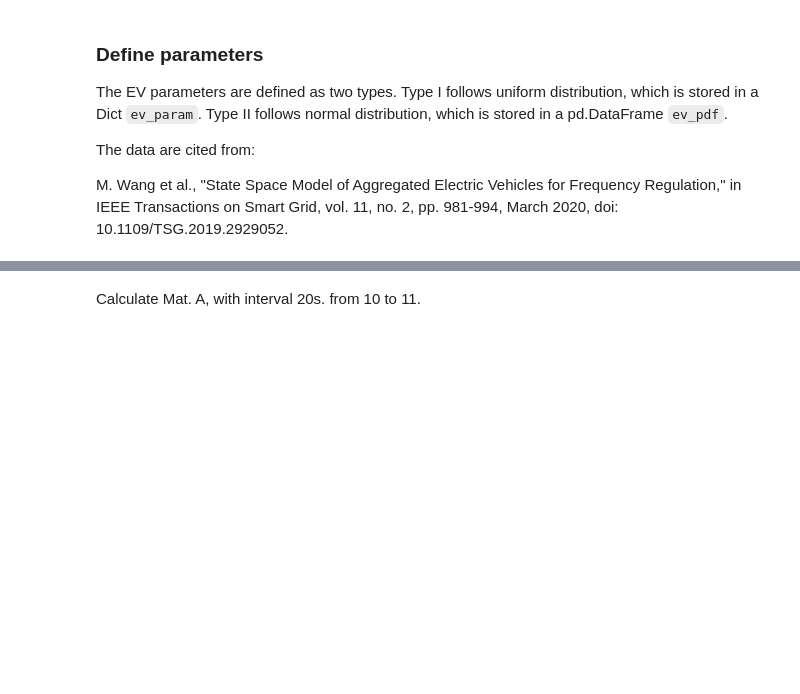
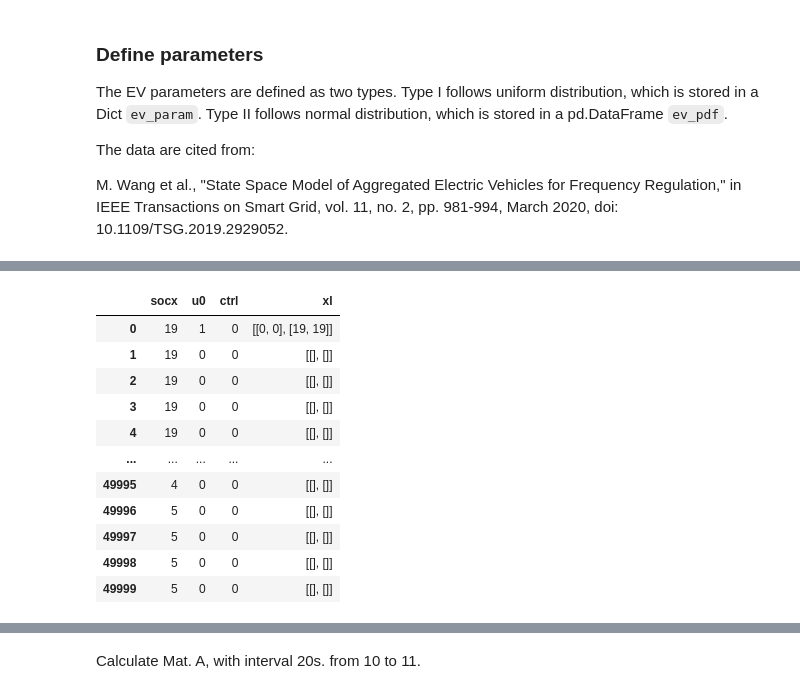
Before and after one commit to shebuxin/andes, a Jupyter notebook: jwang/notes2/ev_ssm.ipynb, the cells around one changed output, grey strips where cells are left out. Saved outputs shown, nothing was run; the diff lists cells and outputs as text; code cells hidden in the pictures; blank space fills up the shorter version.

```diff
--- a/jwang/notes2/ev_ssm.ipynb
+++ b/jwang/notes2/ev_ssm.ipynb
@@ -19,15 +19,15 @@ The data are cited from:
 
 M. Wang et al., "State Space Model of Aggregated Electric Vehicles for Frequency Regulation," in IEEE Transactions on Smart Grid, vol. 11, no. 2, pp. 981-994, March 2020, doi: 10.1109/TSG.2019.2929052.
 # %%
+import itertools
+import random
+from tqdm import tqdm
 import pandas as pd
 import numpy as np
 import scipy.stats as stats
 import matplotlib.pyplot as plt
 import logging
 logger = logging.getLogger(__name__)
-
-import random
-import itertools
 
 
 def find_x(x, soc_intv):
@@ -38,14 +38,40 @@ def find_x(x, soc_intv):
     return out
 
 
-def update_xl(inl):
-    inl = list(inl).copy()
+def update_xl(inl_input):
+    """
+    Update x series.
+    columns:
+    ['socx', 'xl', 'u', 'u0', 'ctrl']
+      0,   1,    2,    3,     4
+    """
+    inl = inl_input.copy()
+    x = inl[0]
     dc = inl[1].copy()
-    if inl[2]*inl[3] == 1:
-        dc[len(dc)-1].append(inl[0])
-    else:
-        dc[len(dc)] = [inl[0]]
-    return True
+    u = inl[2]
+    u0 = inl[3]
+    state = inl[4]
+    # --- Continuous online ---
+    if u*u0==1:
+        if len(dc[0]) == 0:
+            # print("Online: init")
+            dc[0] = [state]
+            dc[1] = [x]
+        else:
+            # print("Online: not init")
+            dc[0].append(state)
+            dc[1].append(x)
+    # --- offline -> online ---
+    elif (1-u0)*u==1:
+        if len(dc[0]) == 0:
+            # print("Offline -> online: init")
+            dc[0] = [state]
+            dc[1] = [x]
+        else:
+            # print("Offline -> online: not init")
+            dc[0].append([state])
+            dc[1].append([x])
+    return dc
 
 
 def safe_div(x, y):
@@ -264,7 +290,7 @@ class ev_ssm():
         self.ev = self.ev[ev_cols]
 
         # initialize x series
-        self.ev['xl'] = self.ev['x'].apply(lambda x: {0: [x]})
+        self.ev['xl'] = [[[], []]] * self.N
         self.ne = self.ev.u.sum()
 
         self.ssm_basic()
@@ -321,12 +347,6 @@ class ev_ssm():
             n = self.ev[(self.ev.u == 1) & (self.ev.ctrl == s[0]) & (self.ev.socx == s[1])].shape[0]
             self.x[str(s[1])+'S'+str(s[0])] = safe_div(n, self.ne)
 
-    def g_xl(self):
-        """
-        Update EV x series.
-        """
-        self.ev[['x', 'xl', 'u', 'u0']].apply(lambda x: update_xl(x), axis=1)
-
     def ssm_basic(self):
         """
         Build SSM B, C, D matrix.
@@ -375,7 +395,7 @@ class ev_ssm():
         if t_end - self.tnow < 1e-6:
             logger.warning(f"{self.name}: t_end={t_end} is too close to tnow={self.tnow}")
         else:
-            for t in np.arange(self.tnow+t_step, t_end, t_step):
+            for t in tqdm(np.arange(self.tnow, t_end, t_step), desc=self.name):
                 self.tnow = self.g_tnow(t)
                 self.g_u()  # update online status
                 self.g_ctrl(is_charge=is_charge)  # update control signal
@@ -396,6 +416,18 @@ class ev_ssm():
                 if is_record:
                     self.g_xl()
 
+    def g_xl(self):
+        """
+        Update EV x series.
+        """
+        self.ev['xl'] = self.ev[['socx', 'xl', 'u', 'u0', 'ctrl']].apply(update_xl, axis=1)
+
 
 # initialize
-# sse = ev_ssm(N=50000, tnow=10)
+sse = ev_ssm(N=50000, tnow=10)
+# sse.ev[['u', 'u0', 'ctrl', 'xl']]
+sse.run(t_step=20, t_end=10.01, is_charge=False, is_record=True)
+# sse.ev = sse.ev[0:100]
+# sse.g_xl()
+sse.ev[['socx', 'u0', 'ctrl', 'xl']]
+# %% [output]
@@ -401,0 +438,12 @@ class ev_ssm():
+|  | socx | u0 | ctrl | xl |
+| 0 | 19 | 1 | 0 | [[0, 0], [19, 19]] |
+| 1 | 19 | 0 | 0 | [[], []] |
+| 2 | 19 | 0 | 0 | [[], []] |
+| 3 | 19 | 0 | 0 | [[], []] |
+| 4 | 19 | 0 | 0 | [[], []] |
+| ... | ... | ... | ... | ... |
+| 49995 | 4 | 0 | 0 | [[], []] |
+| 49996 | 5 | 0 | 0 | [[], []] |
+| 49997 | 5 | 0 | 0 | [[], []] |
+| 49998 | 5 | 0 | 0 | [[], []] |
+| 49999 | 5 | 0 | 0 | [[], []] |
```
Also changed, not shown: parts of 6 cells of this notebook.
